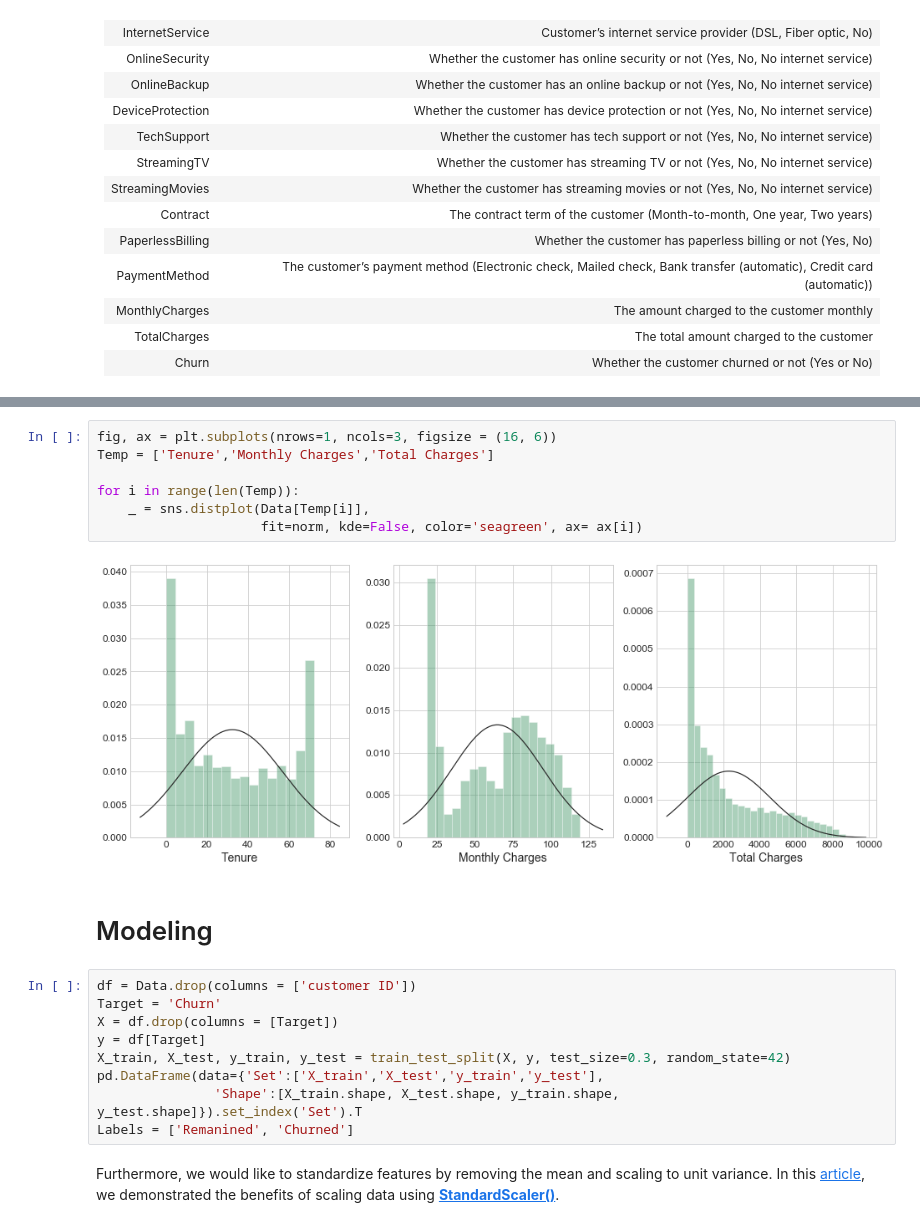
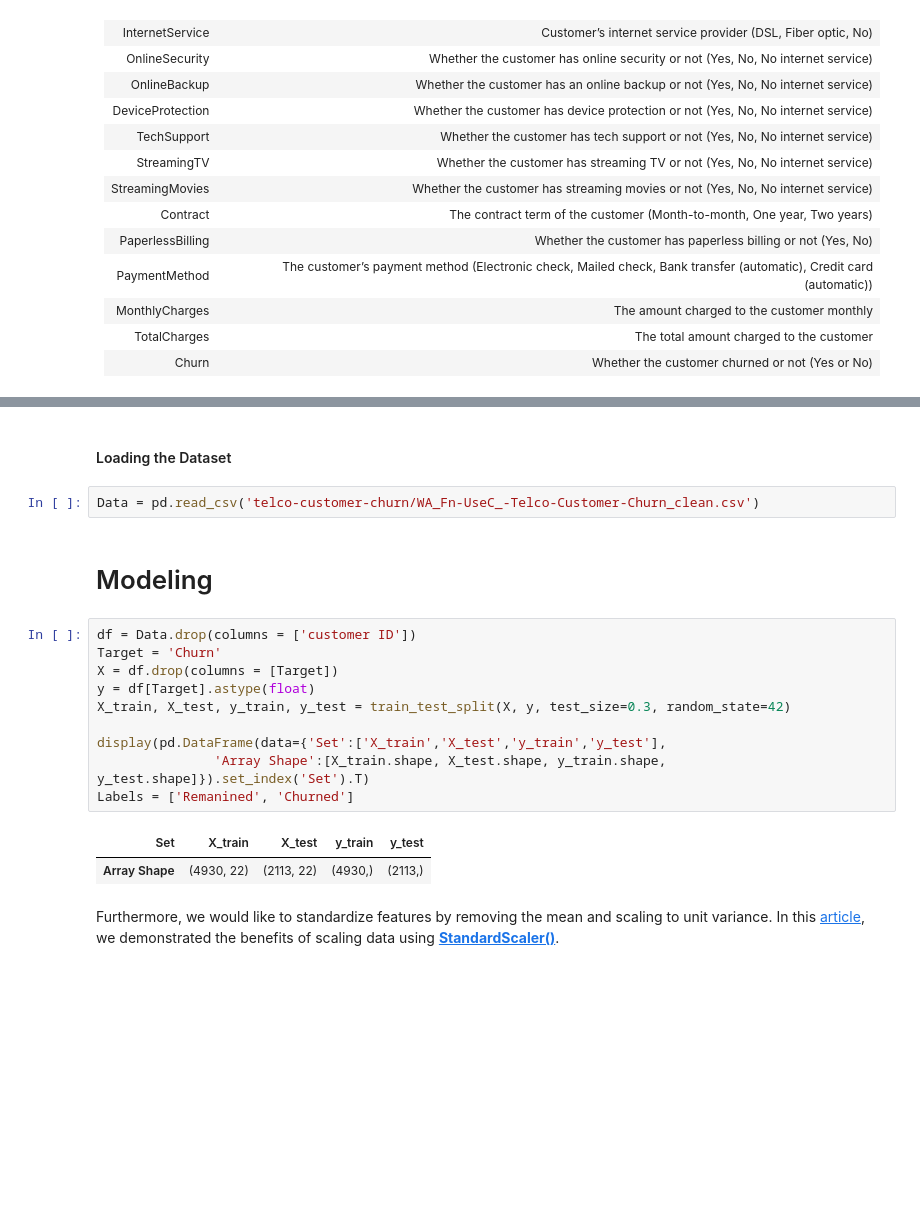
Before and after one commit to HatefDastour/Portfolio, a Jupyter notebook: recommendation_system/Telco_Customer_Churn_Classification_using_Feature_Importance.ipynb, the cells around one changed output, grey strips where cells are left out. Drawn from its saved outputs; the diff is of its cells as text; blank space fills up the shorter version.

```diff
--- a/recommendation_system/Telco_Customer_Churn_Classification_using_Feature_Importance.ipynb
+++ b/recommendation_system/Telco_Customer_Churn_Classification_using_Feature_Importance.ipynb
@@ -319,23 +91,22 @@ Temp['Churn'].sort_values().to_frame(name= 'Correlation')[:-1].style.background_
-# %%
-fig, ax = plt.subplots(nrows=1, ncols=3, figsize = (16, 6))
-Temp = ['Tenure','Monthly Charges','Total Charges']
-
-for i in range(len(Temp)):
-    _ = sns.distplot(Data[Temp[i]],
-                     fit=norm, kde=False, color='seagreen', ax= ax[i])
-# %% [output]
-[figure, removed]
+# %% [markdown]
+#### Loading the Dataset
+# %%
+Data = pd.read_csv('telco-customer-churn/WA_Fn-UseC_-Telco-Customer-Churn_clean.csv')
 # %% [markdown]
 # Modeling
 # %%
 df = Data.drop(columns = ['customer ID'])
 Target = 'Churn'
 X = df.drop(columns = [Target])
-y = df[Target]
+y = df[Target].astype(float)
 X_train, X_test, y_train, y_test = train_test_split(X, y, test_size=0.3, random_state=42)
-pd.DataFrame(data={'Set':['X_train','X_test','y_train','y_test'],
-               'Shape':[X_train.shape, X_test.shape, y_train.shape, y_test.shape]}).set_index('Set').T
+
+display(pd.DataFrame(data={'Set':['X_train','X_test','y_train','y_test'],
+               'Array Shape':[X_train.shape, X_test.shape, y_train.shape, y_test.shape]}).set_index('Set').T)
 Labels = ['Remanined', 'Churned']
+# %% [output]
+| Set | X_train | X_test | y_train | y_test |
+| Array Shape | (4930, 22) | (2113, 22) | (4930,) | (2113,) |
 # %% [markdown]
 Furthermore, we would like to standardize features by removing the mean and scaling to unit variance. In this [article](https://hatefdastour.github.io/portfolio/statistical_modeling/Pima_Indians_Diabetes_Data_Classification.html), we demonstrated the benefits of scaling data using [**StandardScaler()**](https://scikit-learn.org/stable/modules/generated/sklearn.preprocessing.StandardScaler.html).
 # %%
```
Also changed, not shown: parts of 52 cells of this notebook, 1 other file.
